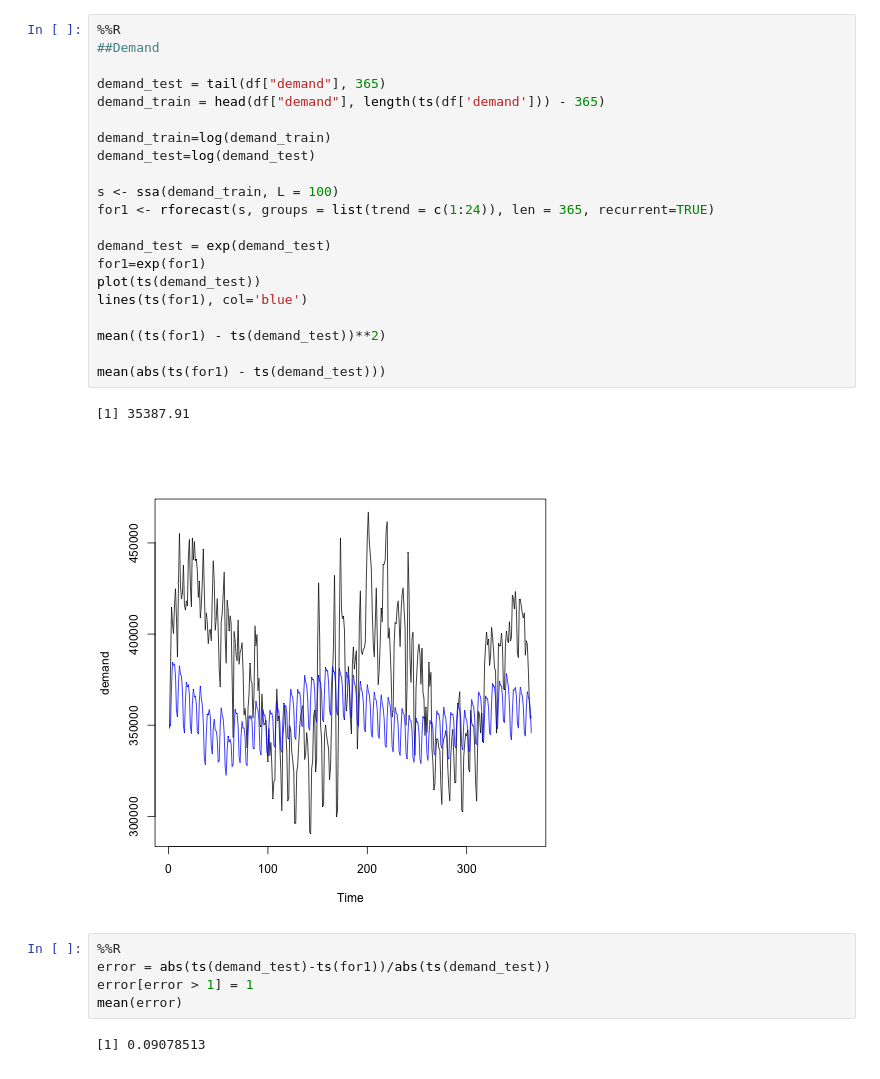
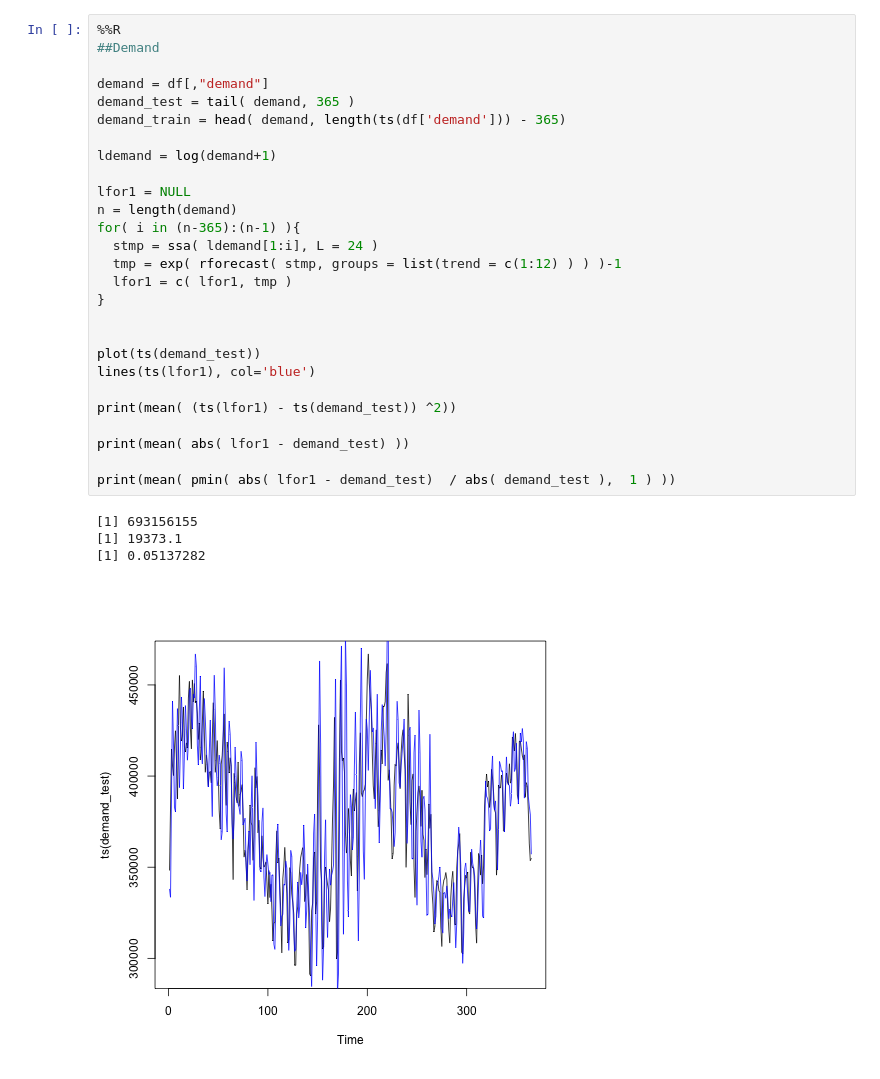
Before and after one commit to damouras/STAD95_W23, a Jupyter notebook: Report/_build/jupyter_execute/Models/SSA_log.ipynb, the cells around one changed output. Saved outputs shown, nothing was run; the diff lists cells and outputs as text.

```diff
--- a/Report/_build/jupyter_execute/Models/SSA_log.ipynb
+++ b/Report/_build/jupyter_execute/Models/SSA_log.ipynb
@@ -55,31 +39,32 @@ mean(error)
 # %%
 %%R
 ##Demand
 
-demand_test = tail(df["demand"], 365)
-demand_train = head(df["demand"], length(ts(df['demand'])) - 365)
+demand = df[,"demand"]
+demand_test = tail( demand, 365 )
+demand_train = head( demand, length(ts(df['demand'])) - 365)
 
-demand_train=log(demand_train)
-demand_test=log(demand_test)
+ldemand = log(demand+1)
 
-s <- ssa(demand_train, L = 100)
-for1 <- rforecast(s, groups = list(trend = c(1:24)), len = 365, recurrent=TRUE)
+lfor1 = NULL
+n = length(demand)
+for( i in (n-365):(n-1) ){
+  stmp = ssa( ldemand[1:i], L = 24 )
+  tmp = exp( rforecast( stmp, groups = list(trend = c(1:12) ) ) )-1
+  lfor1 = c( lfor1, tmp )
+}
 
-demand_test = exp(demand_test)
-for1=exp(for1)
+
 plot(ts(demand_test))
-lines(ts(for1), col='blue')
+lines(ts(lfor1), col='blue')
 
-mean((ts(for1) - ts(demand_test))**2)
+print(mean( (ts(lfor1) - ts(demand_test)) ^2))
 
-mean(abs(ts(for1) - ts(demand_test)))
+print(mean( abs( lfor1 - demand_test) ))
+
+print(mean( pmin( abs( lfor1 - demand_test)  / abs( demand_test ),  1 ) ))
 # %% [output]
-[1] 35387.91
+[1] 693156155
+[1] 19373.1
+[1] 0.05137282
-[figure, old version]
+[figure, new version]
-# %%
-%%R
-error = abs(ts(demand_test)-ts(for1))/abs(ts(demand_test))
-error[error > 1] = 1
-mean(error)
-# %% [output]
-[1] 0.09078513
```
Also changed, not shown: parts of 3 cells of this notebook, 25 other files.
